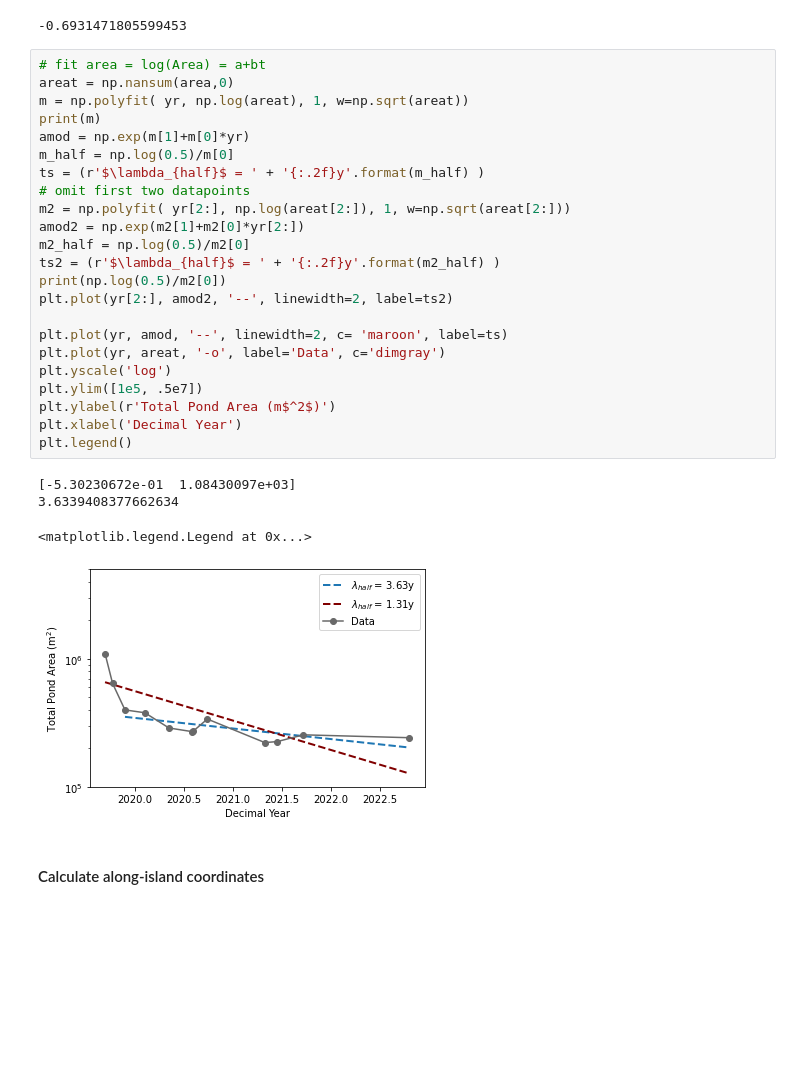
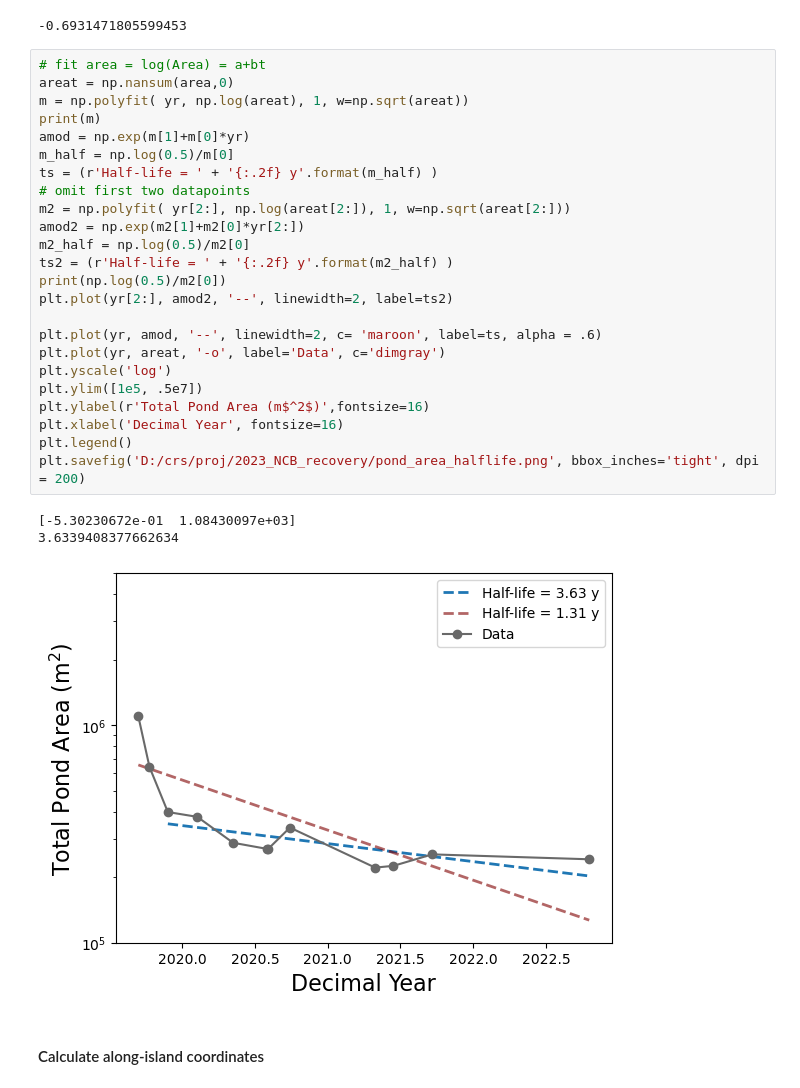
Before and after one commit to csherwood-usgs/Dorian_recovery, a Jupyter notebook: pond_area_perim_plots.ipynb, the cells around one changed output. Saved outputs shown, nothing was run; the diff lists cells and outputs as text; blank space fills up the shorter version.

```diff
--- a/pond_area_perim_plots.ipynb
+++ b/pond_area_perim_plots.ipynb
@@ -172,31 +172,31 @@ print(np.log(0.5))
 # %%
 # fit area = log(Area) = a+bt
 areat = np.nansum(area,0)
 m = np.polyfit( yr, np.log(areat), 1, w=np.sqrt(areat))
 print(m)
 amod = np.exp(m[1]+m[0]*yr)
 m_half = np.log(0.5)/m[0]
-ts = (r'$\lambda_{half}$ = ' + '{:.2f}y'.format(m_half) )
+ts = (r'Half-life = ' + '{:.2f} y'.format(m_half) )
 # omit first two datapoints
 m2 = np.polyfit( yr[2:], np.log(areat[2:]), 1, w=np.sqrt(areat[2:]))
 amod2 = np.exp(m2[1]+m2[0]*yr[2:])
 m2_half = np.log(0.5)/m2[0]
-ts2 = (r'$\lambda_{half}$ = ' + '{:.2f}y'.format(m2_half) )
+ts2 = (r'Half-life = ' + '{:.2f} y'.format(m2_half) )
 print(np.log(0.5)/m2[0])
 plt.plot(yr[2:], amod2, '--', linewidth=2, label=ts2)
 
-plt.plot(yr, amod, '--', linewidth=2, c= 'maroon', label=ts)
+plt.plot(yr, amod, '--', linewidth=2, c= 'maroon', label=ts, alpha = .6)
 plt.plot(yr, areat, '-o', label='Data', c='dimgray')
 plt.yscale('log')
 plt.ylim([1e5, .5e7])
-plt.ylabel(r'Total Pond Area (m$^2$)')
-plt.xlabel('Decimal Year')
+plt.ylabel(r'Total Pond Area (m$^2$)',fontsize=16)
+plt.xlabel('Decimal Year', fontsize=16)
 plt.legend()
+plt.savefig('D:/crs/proj/2023_NCB_recovery/pond_area_halflife.png', bbox_inches='tight', dpi = 200)
 # %% [output]
 [-5.30230672e-01  1.08430097e+03]
 3.6339408377662634
-<matplotlib.legend.Legend at 0x...>
-[figure, old version]
+[figure, new version]
 # %% [markdown]
 #### Calculate along-island coordinates
 # %%
```
Also changed, not shown: parts of 4 cells of this notebook, 1 other file.
